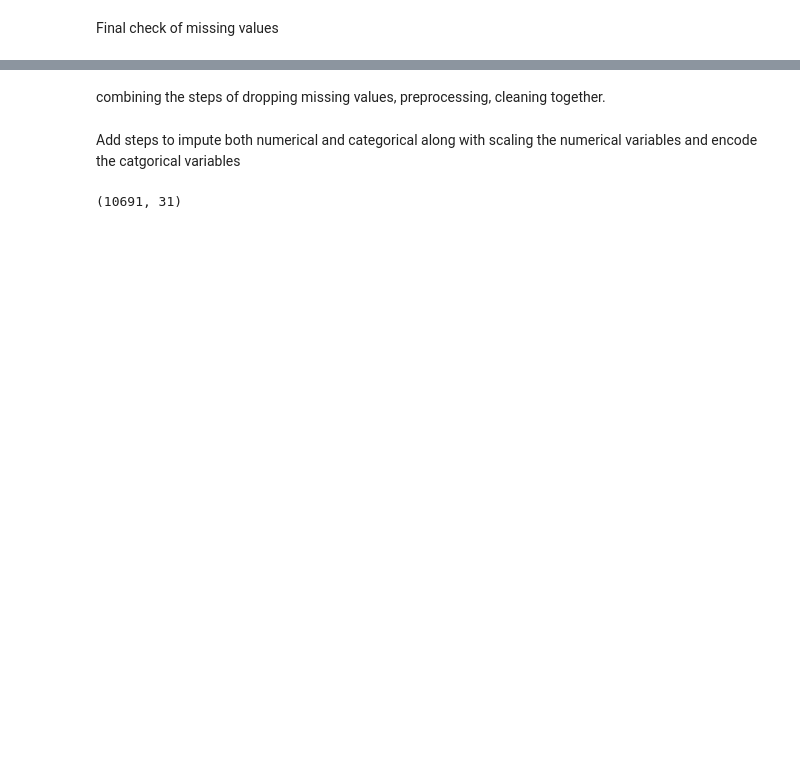
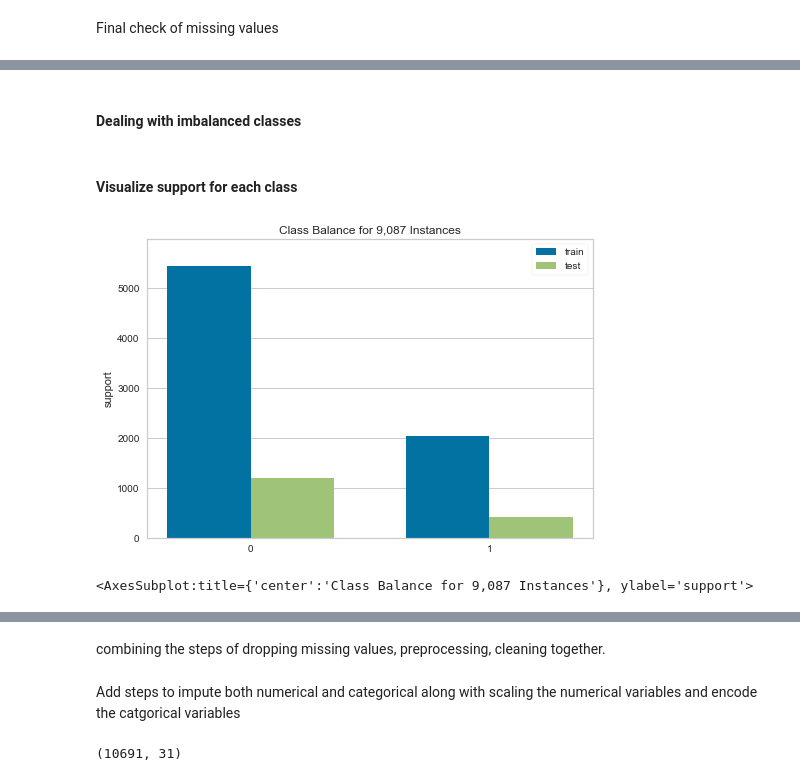
Before and after one commit to achen77-cell/Auto_Insurance_Claims, a Jupyter notebook: PreProcessing/Data Preparation.ipynb, the cells around one changed output, grey strips where cells are left out. Saved outputs shown, nothing was run; the diff lists cells and outputs as text; code cells hidden in the pictures; blank space fills up the shorter version.

```diff
--- a/PreProcessing/Data Preparation.ipynb
+++ b/PreProcessing/Data Preparation.ipynb
@@ -429,0 +474,3 @@ Index(['MonthOfAccident', 'WeekOfMonthOfAccident', 'MonthClaimed',
+# %%
+X_val, X_test, y_val, y_test = train_test_split(
+X_val_test, y_val_test, test_size=0.5, random_state=42)
@@ -429,0 +626,15 @@ Index(['MonthOfAccident', 'WeekOfMonthOfAccident', 'MonthClaimed',
+# %% [markdown]
+#### Dealing with imbalanced classes
+# %% [markdown]
+#### Visualize support for each class
+# %%
+from yellowbrick.target import ClassBalance
+
+# Instantiate the visualizer
+visualizer = ClassBalance(labels=["0", "1"])
+
+visualizer.fit(y_train, y_val)        # Fit the data to the visualizer
+visualizer.show()        # Finalize and render the figure
+# %% [output]
+[figure, added]
+<AxesSubplot:title={'center':'Class Balance for 9,087 Instances'}, ylabel='support'>
```
Also changed, not shown: parts of 86 cells of this notebook.
